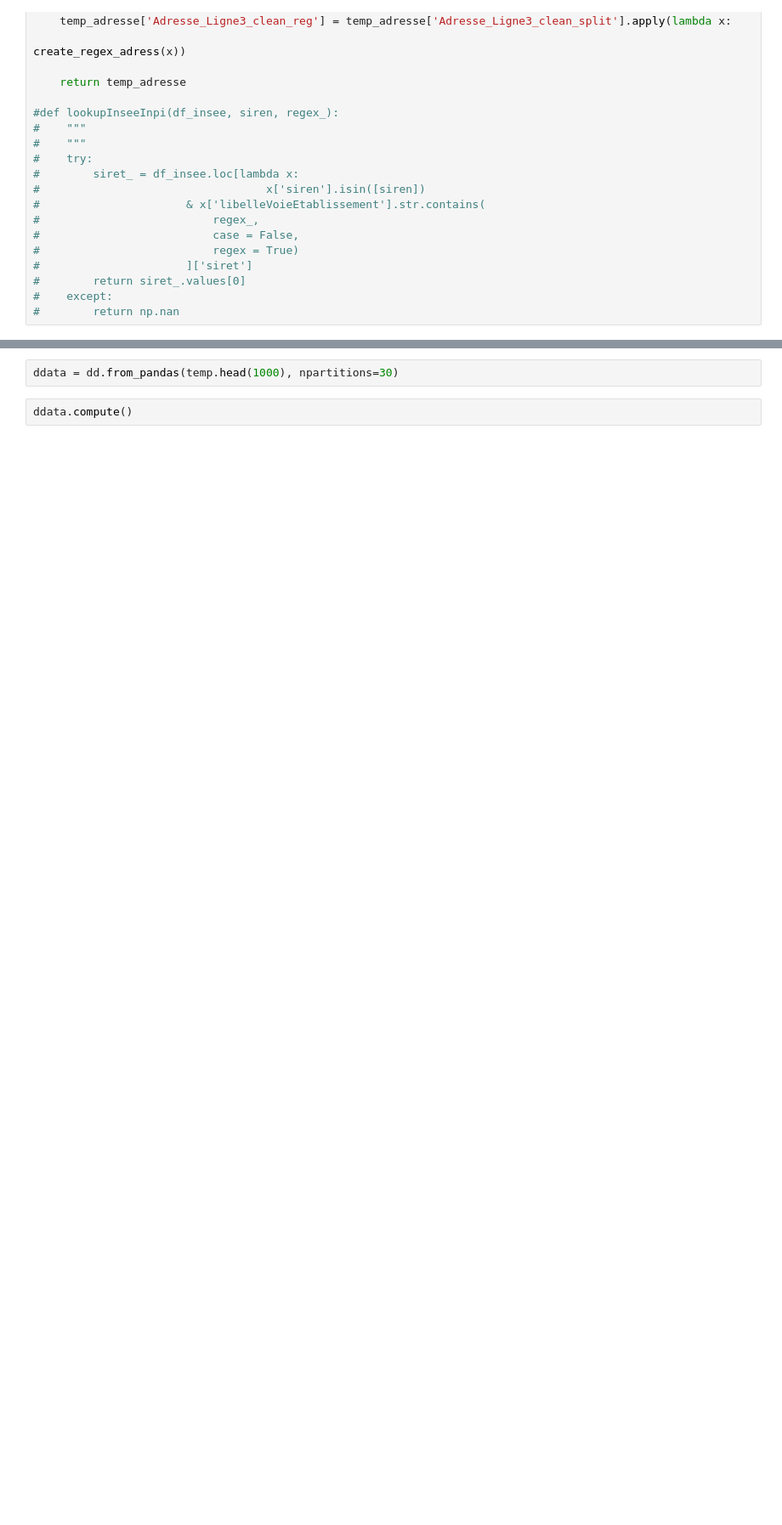
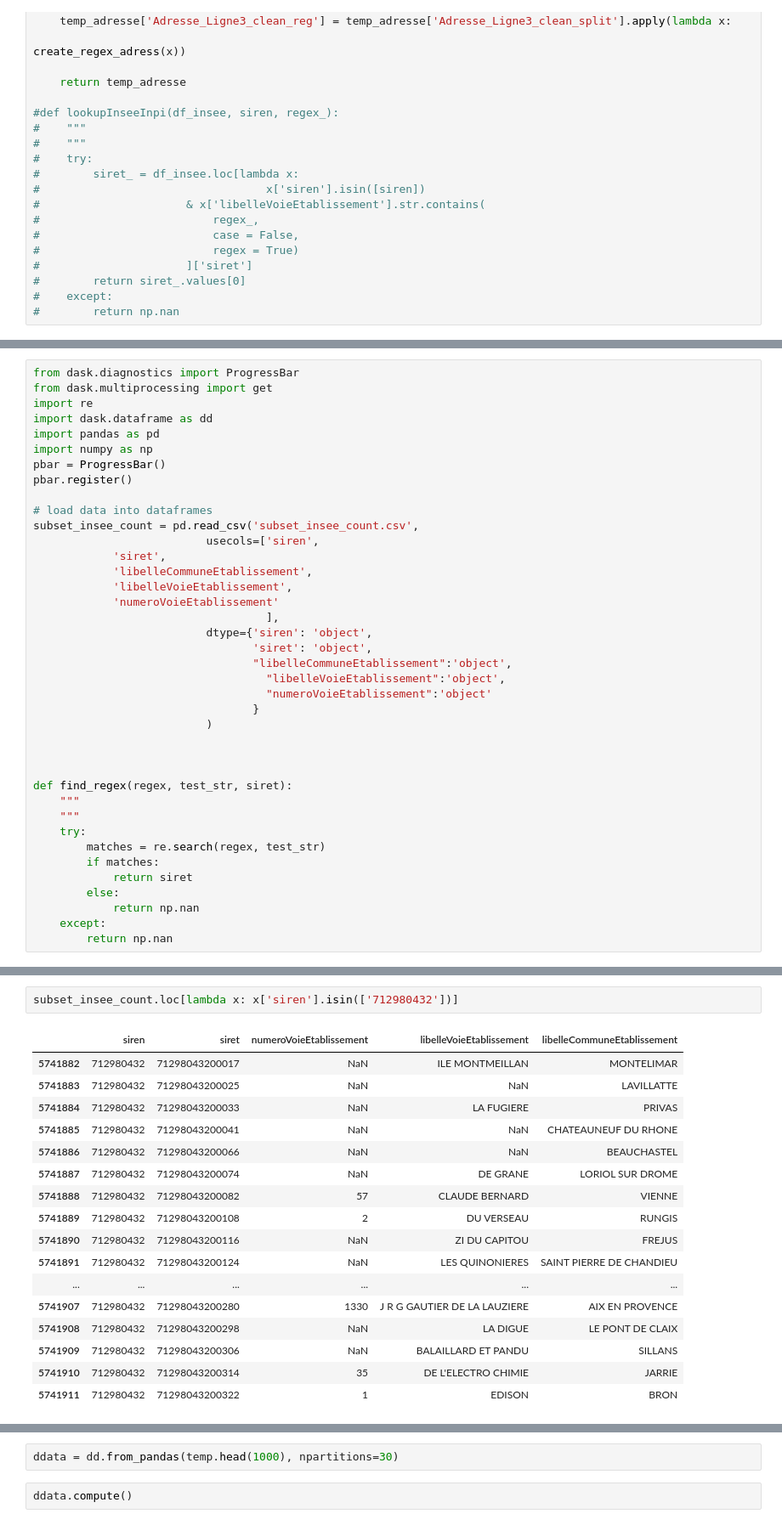
Before and after one commit to thomaspernet/InseeInpi_matching, a Jupyter notebook: Notebooks_matching/ETS.ipynb, the cells around one changed output, grey strips where cells are left out. Shown: that part at 85% size. Saved outputs shown, nothing was run; the diff lists cells and outputs as text; blank space fills up the shorter version.

```diff
--- a/Notebooks_matching/ETS.ipynb
+++ b/Notebooks_matching/ETS.ipynb
@@ -894,0 +890,39 @@ test1 = prepare_adress(
+# %%
+from dask.diagnostics import ProgressBar
+from dask.multiprocessing import get
+import re
+import dask.dataframe as dd
+import pandas as pd
+import numpy as np
+pbar = ProgressBar()
+pbar.register()
+
+# load data into dataframes
+subset_insee_count = pd.read_csv('subset_insee_count.csv',
+                          usecols=['siren',
+            'siret',
+            'libelleCommuneEtablissement',
+            'libelleVoieEtablissement',
+            'numeroVoieEtablissement'
+                                   ],
+                          dtype={'siren': 'object',
+                                 'siret': 'object',
+                                 "libelleCommuneEtablissement":'object',
+                                   "libelleVoieEtablissement":'object',
+                                   "numeroVoieEtablissement":'object'
+                                 }
+                          )
+
+
+
+def find_regex(regex, test_str, siret):
+    """
+    """
+    try:
+        matches = re.search(regex, test_str)
+        if matches:
+            return siret
+        else:
+            return np.nan
+    except:
+        return np.nan
@@ -911,0 +1014,20 @@ POur acceleter le calcule, on convertit la df en Dask et on fait un map partitio
+# %%
+subset_insee_count.loc[lambda x: x['siren'].isin(['712980432'])]
+# %% [output]
+|  | siren | siret | numeroVoieEtablissement | libelleVoieEtablissement | libelleCommuneEtablissement |
+| 5741882 | 712980432 | 71298043200017 | NaN | ILE MONTMEILLAN | MONTELIMAR |
+| 5741883 | 712980432 | 71298043200025 | NaN | NaN | LAVILLATTE |
+| 5741884 | 712980432 | 71298043200033 | NaN | LA FUGIERE | PRIVAS |
+| 5741885 | 712980432 | 71298043200041 | NaN | NaN | CHATEAUNEUF DU RHONE |
+| 5741886 | 712980432 | 71298043200066 | NaN | NaN | BEAUCHASTEL |
+| 5741887 | 712980432 | 71298043200074 | NaN | DE GRANE | LORIOL SUR DROME |
+| 5741888 | 712980432 | 71298043200082 | 57 | CLAUDE BERNARD | VIENNE |
+| 5741889 | 712980432 | 71298043200108 | 2 | DU VERSEAU | RUNGIS |
+| 5741890 | 712980432 | 71298043200116 | NaN | ZI DU CAPITOU | FREJUS |
+| 5741891 | 712980432 | 71298043200124 | NaN | LES QUINONIERES | SAINT PIERRE DE CHANDIEU |
+| ... | ... | ... | ... | ... | ... |
+| 5741907 | 712980432 | 71298043200280 | 1330 | J R G GAUTIER DE LA LAUZIERE | AIX EN PROVENCE |
+| 5741908 | 712980432 | 71298043200298 | NaN | LA DIGUE | LE PONT DE CLAIX |
+| 5741909 | 712980432 | 71298043200306 | NaN | BALAILLARD ET PANDU | SILLANS |
+| 5741910 | 712980432 | 71298043200314 | 35 | DE L'ELECTRO CHIMIE | JARRIE |
+| 5741911 | 712980432 | 71298043200322 | 1 | EDISON | BRON |
```
Also changed, not shown: parts of 37 cells of this notebook.
